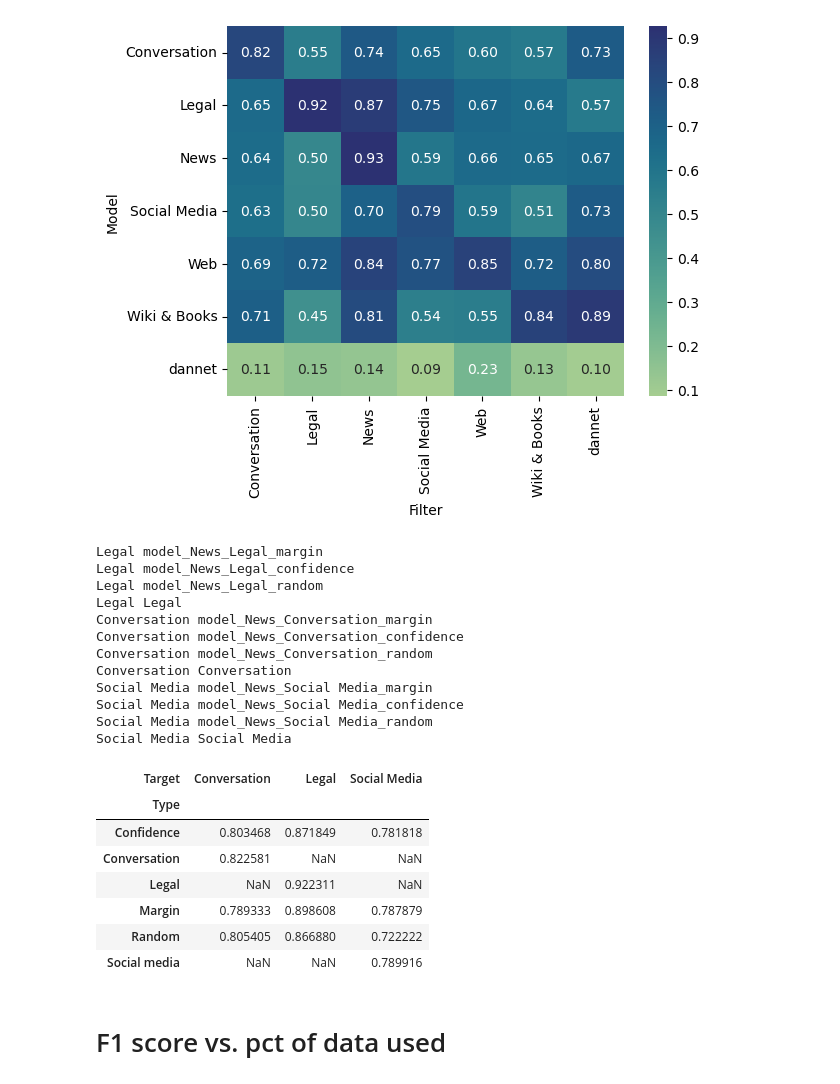
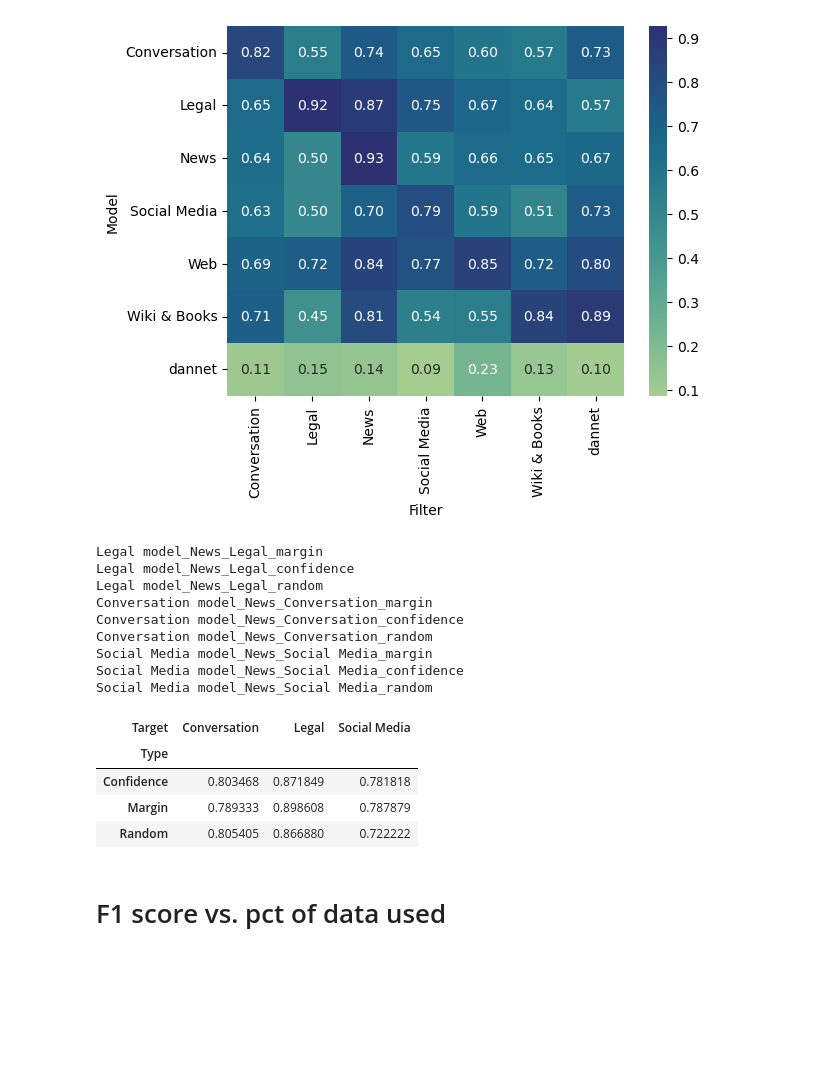
Before and after one commit to krusand/CrossNER-Active-Learning, a Jupyter notebook: spanf1.ipynb, the cells around one changed output. Cells and saved outputs as stored; diff of their text form; code cells hidden in the pictures; blank space fills up the shorter version.

Commit message:
f1 scores

```diff
--- a/spanf1.ipynb
+++ b/spanf1.ipynb
@@ -13,6 +13,7 @@ with open("f1_scores/f1_scores_regularized_third.pkl", "rb") as fp:
 
 with open("jaccard.pkl", "rb") as fp:
     jaccard = pickle.load(fp)
+    jaccard.pop(None)
 
 with open("similarity.pkl", "rb") as fp:
     similarity = pickle.load(fp)
@@ -82,52 +83,43 @@ sns.heatmap(load_f1scores_from_dict(reg_f1), annot=True, fmt='.2f',cmap=sns.colo
 # %%
 import pickle
 
-with open("f1_scores/f1_scores_active_learning_third.pkl", "rb") as fp:
+with open("f1_scores/f1_scores_active_learning_third_all_domains.pkl", "rb") as fp:
     ALS_f1 = pickle.load(fp)
 
-
-
-ALS_f1.update(reg_f1)
 
 
 def active_learning_comparison(f1_scores: dict,target_domains:list[str]):
     dfs = []
     for target_domain in target_domains:
         for model in f1_scores.keys():
             if target_domain in model:
                 print(target_domain, model)
                 dfs.append(pd.DataFrame({
                     "Source": [model],
                     "Target": [target_domain],
                     "Type": [model.split("_")[-1].capitalize() if "none" not in model else "none" +model.split("_")[-1].capitalize()],
                     "F1": [f1_scores[model][target_domain]]
                 }))
 
     return pd.concat(dfs).pivot(index="Type", columns="Target",values="F1")
 
 
 active_learning_comparison(ALS_f1, ["Legal", "Conversation", "Social Media"])
 # %% [output]
 Legal model_News_Legal_margin
 Legal model_News_Legal_confidence
 Legal model_News_Legal_random
-Legal Legal
 Conversation model_News_Conversation_margin
 Conversation model_News_Conversation_confidence
 Conversation model_News_Conversation_random
-Conversation Conversation
 Social Media model_News_Social Media_margin
 Social Media model_News_Social Media_confidence
 Social Media model_News_Social Media_random
-Social Media Social Media
 | Target | Conversation | Legal | Social Media |
 | Type |  |  |  |
 | Confidence | 0.803468 | 0.871849 | 0.781818 |
-| Conversation | 0.822581 | NaN | NaN |
-| Legal | NaN | 0.922311 | NaN |
 | Margin | 0.789333 | 0.898608 | 0.787879 |
 | Random | 0.805405 | 0.866880 | 0.722222 |
-| Social media | NaN | NaN | 0.789916 |
 # %% [markdown]
 # F1 score vs. pct of data used
 # %%
```
Also changed, not shown: parts of 3 cells of this notebook, 3 other files.
